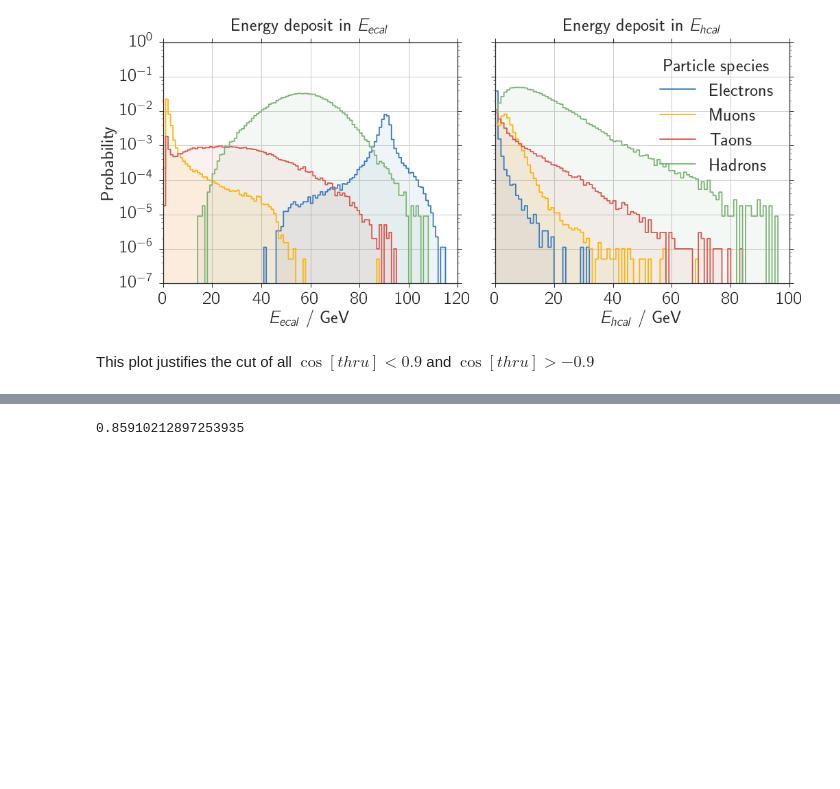
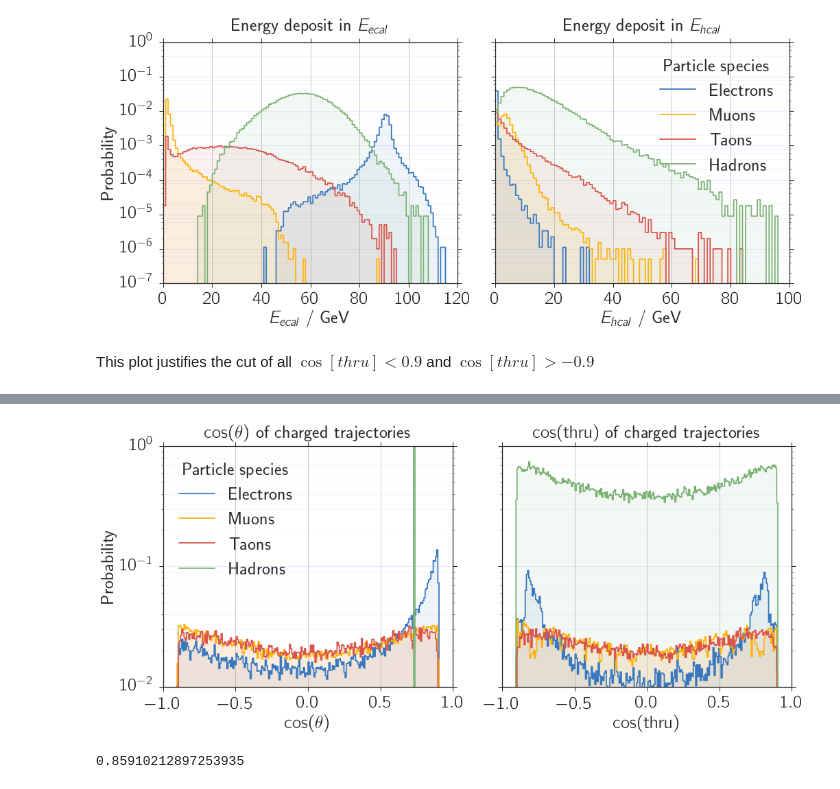
Before and after one commit to Bondzio/fp, a Jupyter notebook: Z0/analysis/Montecarlo_II_cuts.ipynb, the cells around one changed output, grey strips where cells are left out. Drawn from its saved outputs; the diff is of its cells as text; code cells hidden in the pictures; blank space fills up the shorter version.

```diff
--- a/Z0/analysis/Montecarlo_II_cuts.ipynb
+++ b/Z0/analysis/Montecarlo_II_cuts.ipynb
@@ -248,3 +270,68 @@ This plot justifies the cut of all $\cos [thru] < 0.9$ and  $\cos [thru] >  -0.9
+# %%
+# I fixed the problem with a negative axis here
+def sum_P2(var,len_, range_,ax,cond = [], style = "-"):
+    P_all = []
+
+    for ur,r in enumerate(ff):
+        if cond == []:
+            subset = (r[var]==r[var])
+        else:
+            subset = cond(r)
+        P, edges = np.histogram(r[var][subset],len_,range =range_ , density = True)
+        P*= br[ur]
+        P_all += [P]
+
+    width = edges[3]-edges[2]
+    colors = ["windows blue", "amber", "pale red", "faded green", "dusty purple"]
+
+    palette = itertools.cycle(sns.xkcd_palette(colors) )
+    for i in range(4):
+        edges2 = []
+        P_all2 = []
+        for k in range(len(edges[1:])):
+            edges2 += [edges[k]]
+            edges2 += [edges[k]+width*0.9999]
+            P_all2 += [P_all[i][k]]
+            P_all2 += [P_all[i][k]]
+        color = next(palette)
+        ax.plot(edges2,P_all2,style,color=color,label=chars[i])
+        ax.fill_between(edges2,0,P_all2,color=color,alpha = 0.08)
+
+
+f, (ax1,ax2) = plt.subplots(1, 2, figsize = (15,7), sharey=True)
+gridalpha = 0.08
+cond = lambda r: (r["cos_thet"] < 0.9) * (r["cos_thet"] >  -0.9)
+sum_P2("cos_thet",250,(-1,1),ax1, cond=cond)
+#sum_P("Ncharged",8,(0,8),ax1,cond,style = ".")
+ax1.set_title("$\\cos(\\theta)$ of charged trajectories",y=1.02)
+ax1.set_xlabel("$\\cos(\\theta)$")
+ax1.set_yscale("log", nonposy = "clip")
+ax1.set_ylim(1e-2,1)
+
+ax1.yaxis.grid(True,'minor',linewidth=0.5,color = "blue", alpha = gridalpha)
+ax1.yaxis.grid(True,'major',linewidth=1.2, color = "blue", alpha = gridalpha)
+ax1.xaxis.grid(True)
+
+ax1.set_ylabel("Probability")
+
+ax1.legend(loc=2, title = "Particle species")
+
+#ax1.legend(loc=5, title = "Particle species")
+cond = lambda r: (r["cos_thru"] < 0.9) * (r["cos_thru"] >  -0.9)
+sum_P2("cos_thru",250,(-1,1),ax2, cond=cond)
+#sum_P("Ncharged",8,(0,8),ax1,cond,style = ".")
+ax2.set_title("$\\cos(\\mathrm{thru})$ of charged trajectories",y=1.02)
+ax2.set_xlabel("$\\cos(\\mathrm{thru})$")
+ax2.set_yscale("log", nonposy = "clip")
+
+ax2.yaxis.grid(True,'minor',linewidth=0.5,color = "blue", alpha = gridalpha)
+ax2.yaxis.grid(True,'major',linewidth=1.2, color = "blue", alpha = gridalpha)
+ax2.xaxis.grid(True)
+
+plt.savefig("../figures/cos_figs.pdf")
+plt.show()
+# %% [output]
+[figure, added]
 # %%
 sum(sum((ff[k]["cos_thru"] < 0.9) * (ff[k]["cos_thru"] >  -0.9)) for k in range(4))/sum((len(ff[k])) for k in range(4))
 # %% [output]
```
Also changed, not shown: parts of 9 cells of this notebook, 26 other files.
